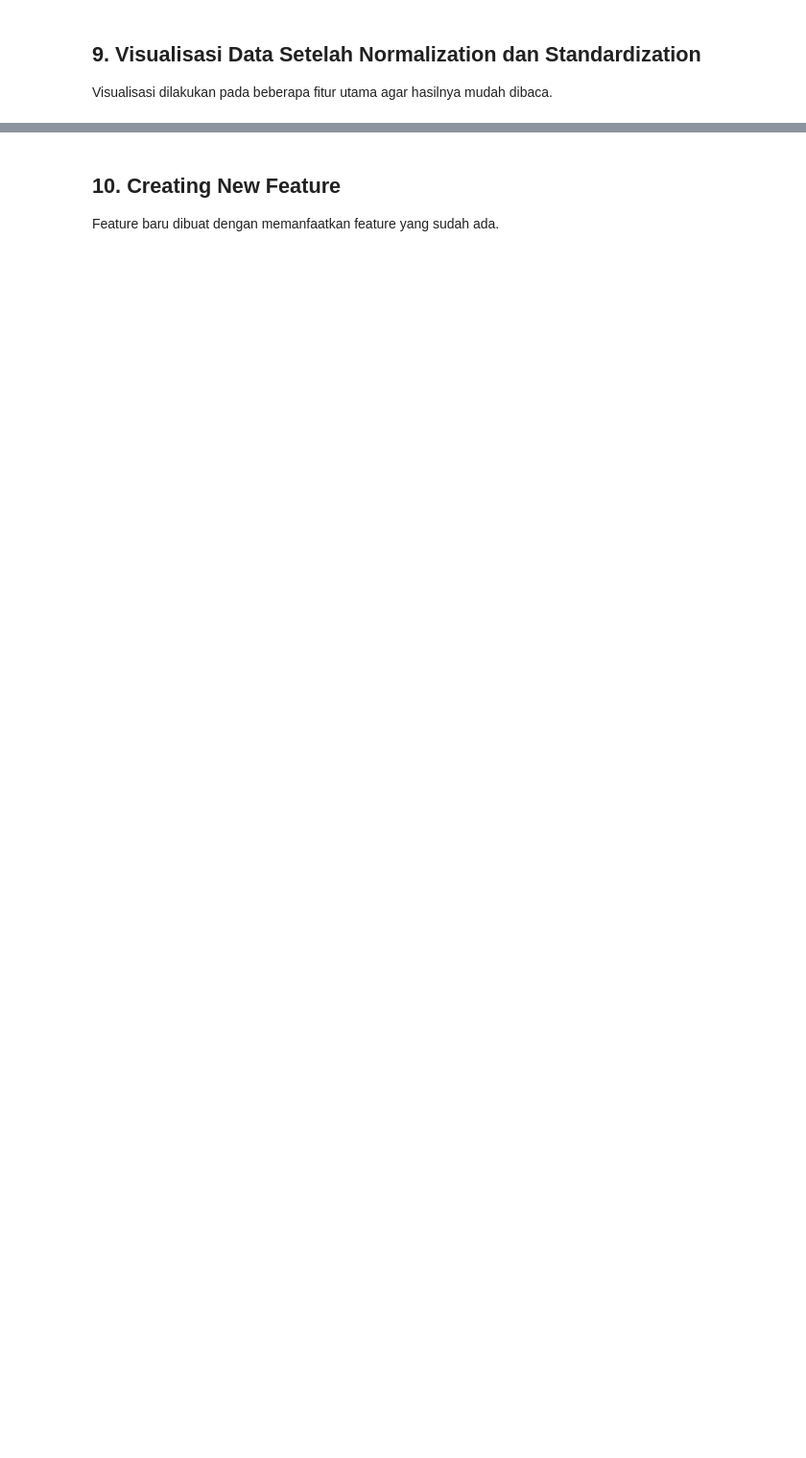
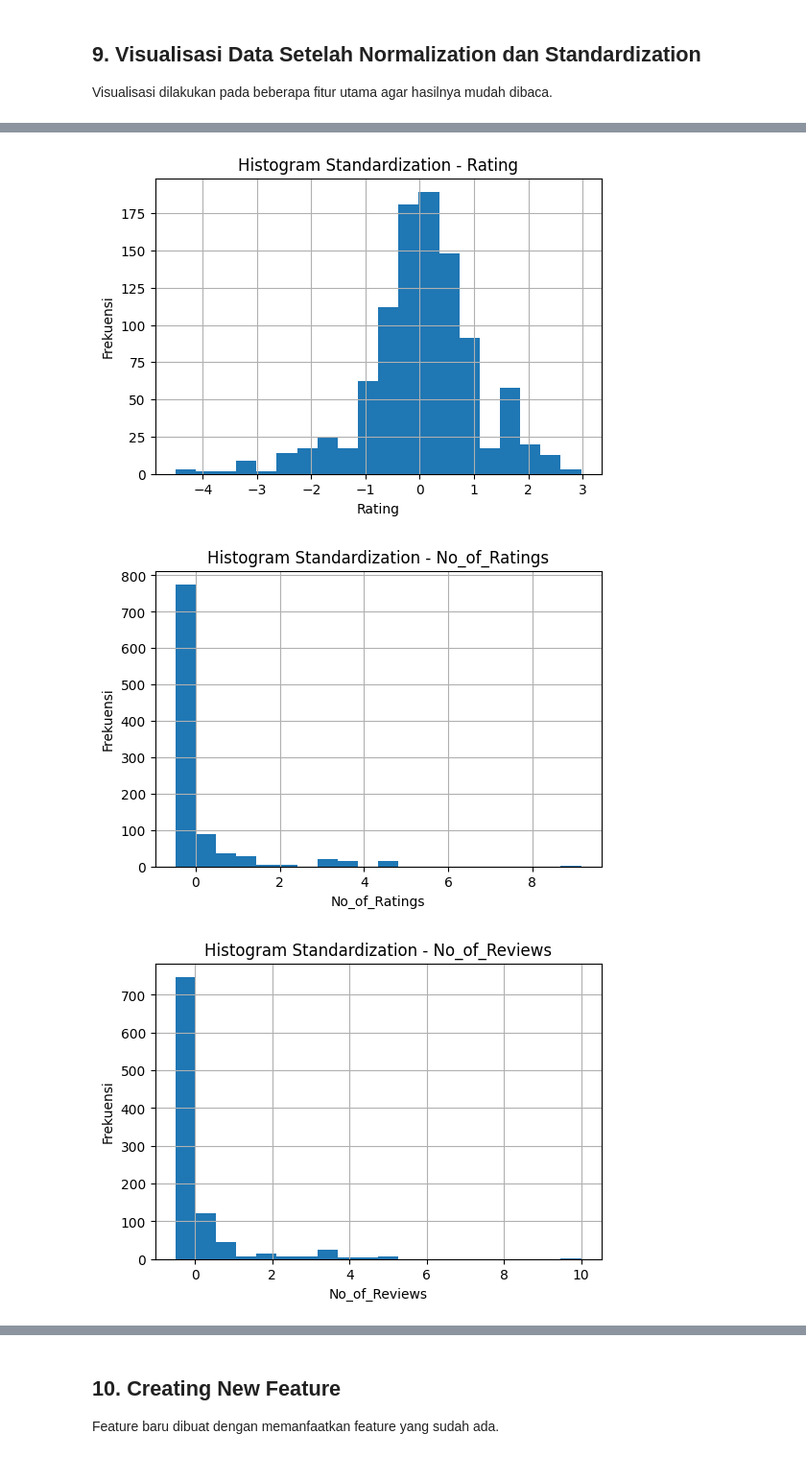
Before and after one commit to gumelarakhirul/machine-learning-data-transformation, a Jupyter notebook: Latihan_Individu_Data_Transformation.ipynb, the cells around one changed output, grey strips where cells are left out. Shown at 96% size. Drawn from its saved outputs; the diff is of its cells as text; code cells hidden in the pictures; blank space fills up the shorter version.

```diff
--- a/Latihan_Individu_Data_Transformation.ipynb
+++ b/Latihan_Individu_Data_Transformation.ipynb
@@ -180,11 +284,19 @@ df_normalized.head()
 
 Standardization menggunakan **StandardScaler** untuk membuat data memiliki rata-rata mendekati 0 dan standar deviasi 1.
 # %%
-standard_scaler = StandardScaler()
+from sklearn.preprocessing import StandardScaler
 
-df_standardized = pd.DataFrame(
-    standard_scaler.fit_transform(df_encoded),
-    columns=df_encoded.columns
+X = df_encoded.copy()
+y = df_imputation['Price']
+
+scaler = StandardScaler()
+
+X_std = pd.DataFrame(
+    scaler.fit_transform(X),
+    columns=X.columns
 )
 
+df_standardized = pd.concat([X_std, y.reset_index(drop=True)], axis=1)
+
+print("Data setelah Standardization:")
 df_standardized.head()
@@ -212,9 +342,14 @@ for col in main_features:
 # %%
 # Visualisasi data setelah Standardization
 for col in main_features:
     plt.figure(figsize=(6, 4))
     plt.hist(df_standardized[col], bins=20)
     plt.title(f'Histogram Standardization - {col}')
     plt.xlabel(col)
     plt.ylabel('Frekuensi')
+    plt.grid()
     plt.show()
+# %% [output]
+[figure, added]
+[figure, added]
+[figure, added]
```
Also changed, not shown: parts of 20 cells of this notebook, 1 other file.
